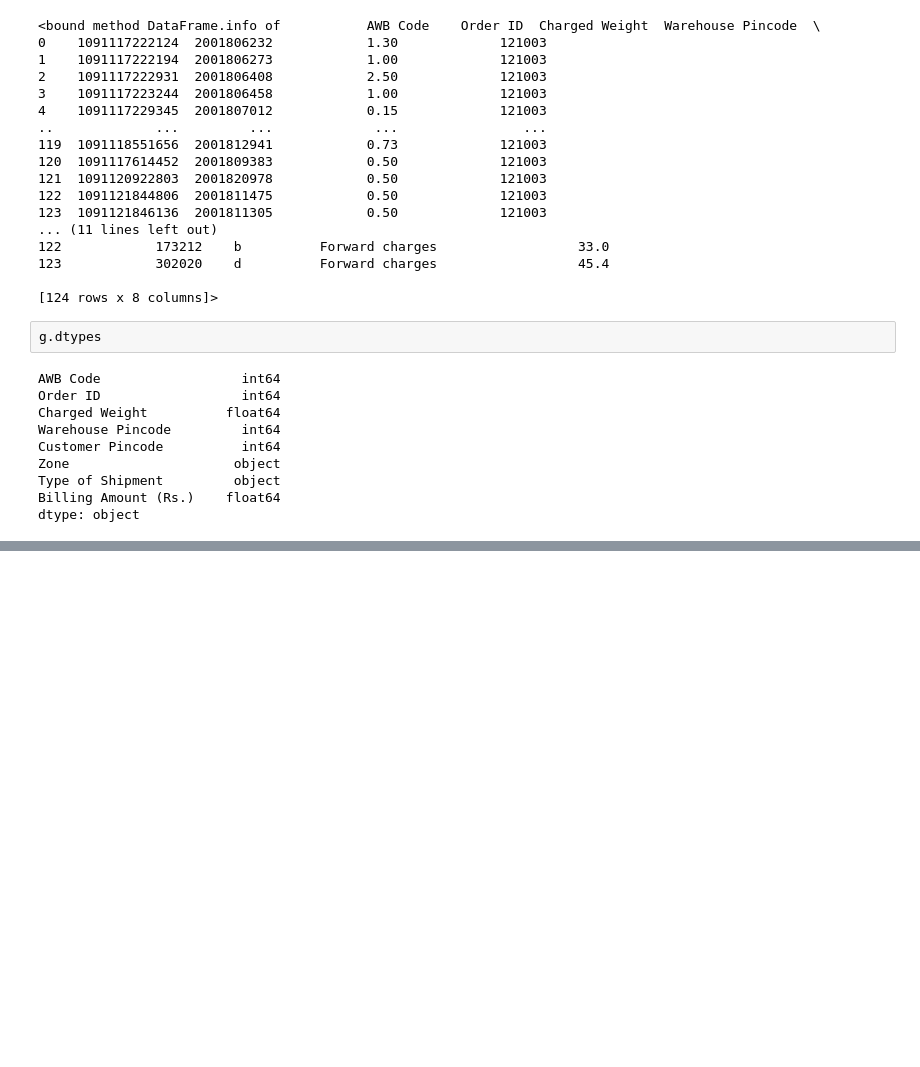
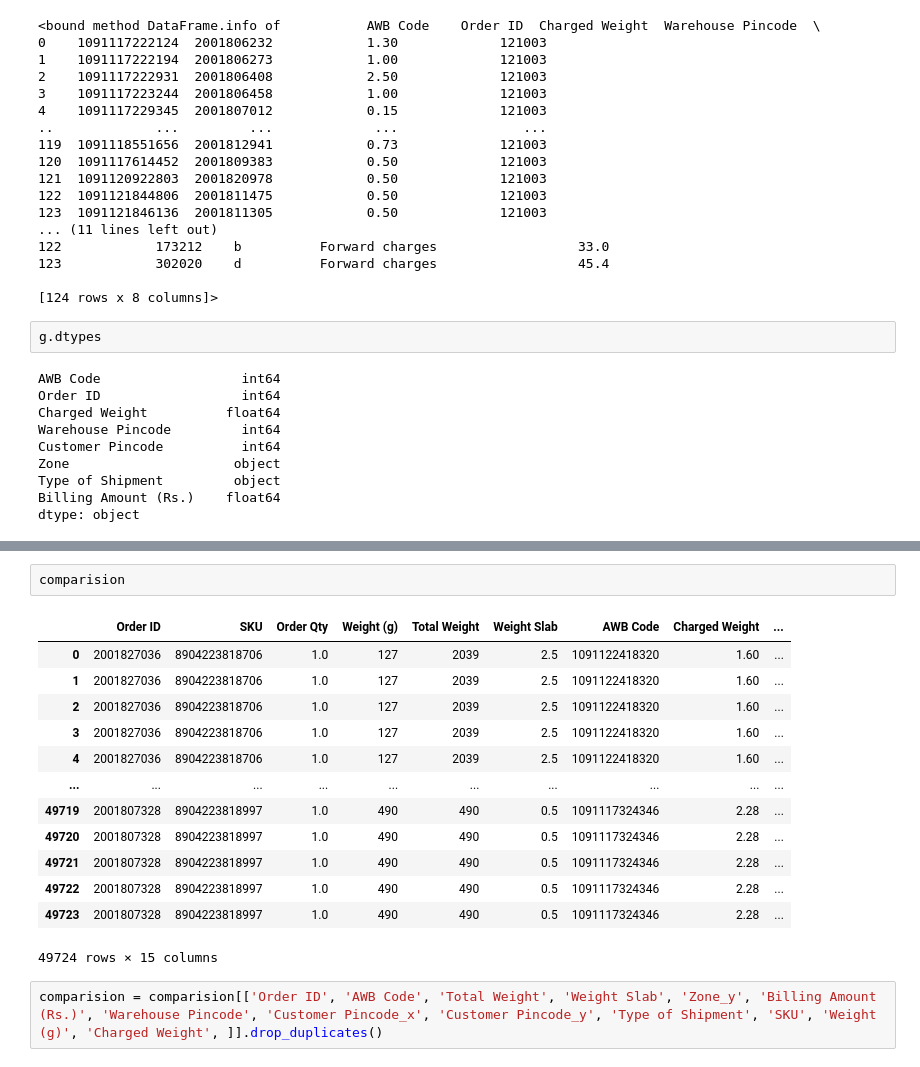
Before and after one commit to shubhangamjha/Task-1-Training-Basket, a Jupyter notebook: Task1.ipynb, the cells around one changed output, grey strips where cells are left out. Saved outputs shown, nothing was run; the diff lists cells and outputs as text; blank space fills up the shorter version.

```diff
--- a/Task1.ipynb
+++ b/Task1.ipynb
@@ -363,0 +565,18 @@ plt.show()
+# %%
+comparision
+# %% [output]
+|  | Order ID | SKU | Order Qty | Weight (g) | Total Weight | Weight Slab | AWB Code | Charged Weight | ... |
+| 0 | 2001827036 | 8904223818706 | 1.0 | 127 | 2039 | 2.5 | 1091122418320 | 1.60 | ... |
+| 1 | 2001827036 | 8904223818706 | 1.0 | 127 | 2039 | 2.5 | 1091122418320 | 1.60 | ... |
+| 2 | 2001827036 | 8904223818706 | 1.0 | 127 | 2039 | 2.5 | 1091122418320 | 1.60 | ... |
+| 3 | 2001827036 | 8904223818706 | 1.0 | 127 | 2039 | 2.5 | 1091122418320 | 1.60 | ... |
+| 4 | 2001827036 | 8904223818706 | 1.0 | 127 | 2039 | 2.5 | 1091122418320 | 1.60 | ... |
+| ... | ... | ... | ... | ... | ... | ... | ... | ... | ... |
+| 49719 | 2001807328 | 8904223818997 | 1.0 | 490 | 490 | 0.5 | 1091117324346 | 2.28 | ... |
+| 49720 | 2001807328 | 8904223818997 | 1.0 | 490 | 490 | 0.5 | 1091117324346 | 2.28 | ... |
+| 49721 | 2001807328 | 8904223818997 | 1.0 | 490 | 490 | 0.5 | 1091117324346 | 2.28 | ... |
+| 49722 | 2001807328 | 8904223818997 | 1.0 | 490 | 490 | 0.5 | 1091117324346 | 2.28 | ... |
+| 49723 | 2001807328 | 8904223818997 | 1.0 | 490 | 490 | 0.5 | 1091117324346 | 2.28 | ... |
+49724 rows × 15 columns
+# %%
+comparision = comparision[['Order ID', 'AWB Code', 'Total Weight', 'Weight Slab', 'Zone_y', 'Billing Amount (Rs.)', 'Warehouse Pincode', 'Customer Pincode_x', 'Customer Pincode_y', 'Type of Shipment', 'SKU', 'Weight (g)', 'Charged Weight', ]].drop_duplicates()
```
Also changed, not shown: parts of 38 cells of this notebook, 2 other files.
